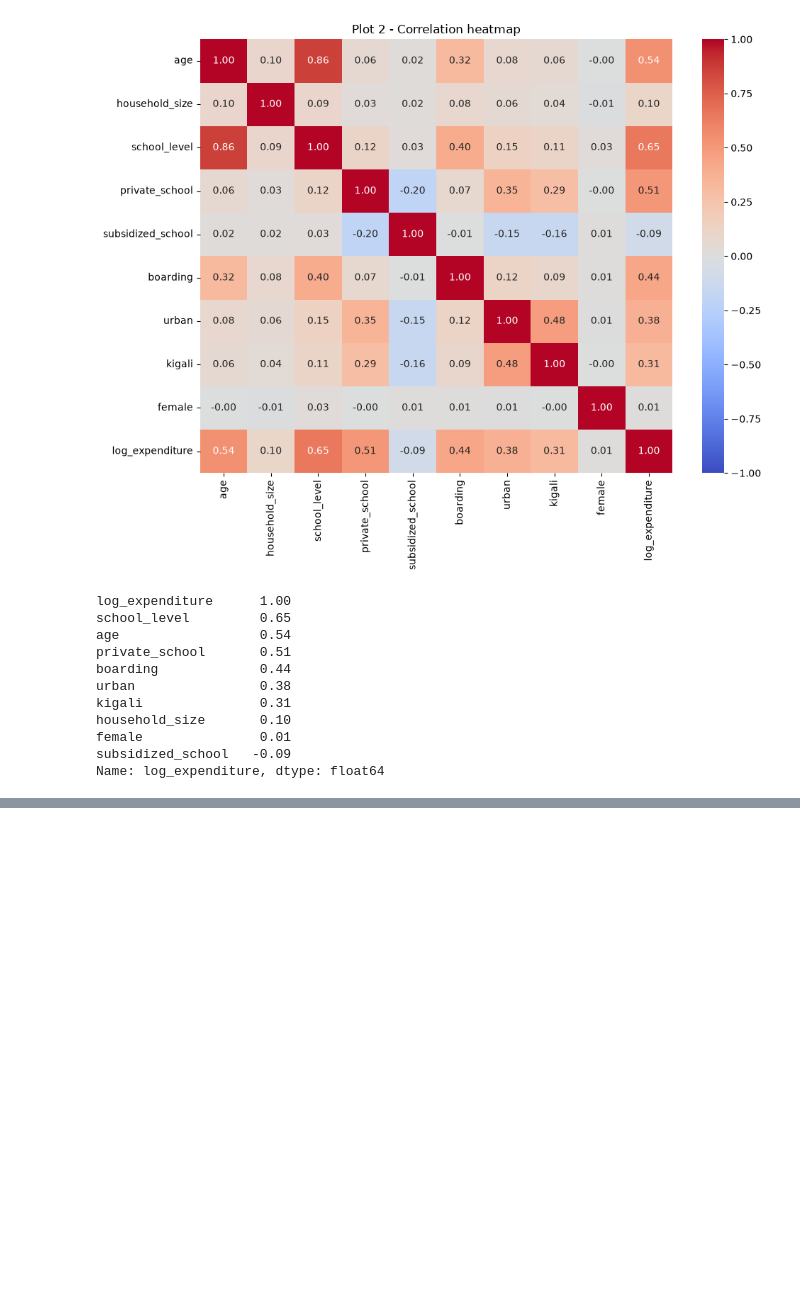
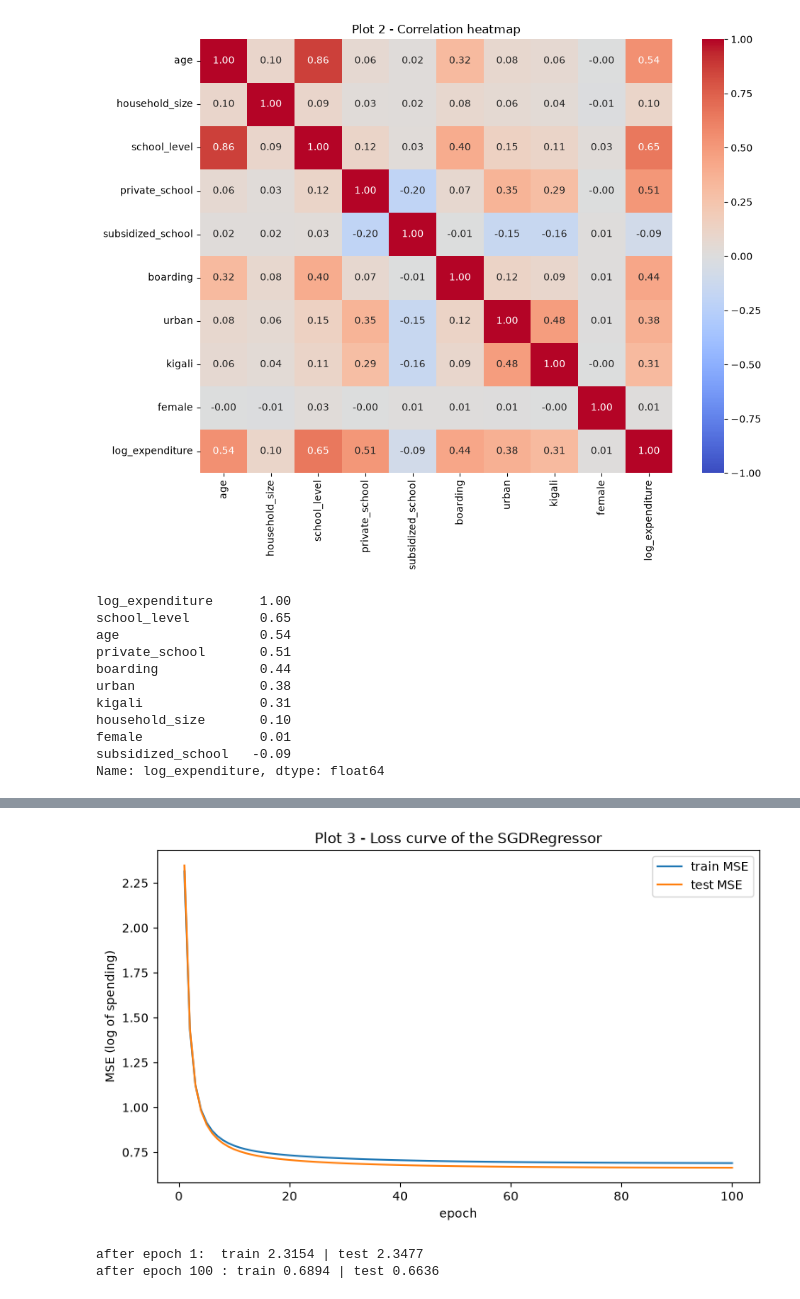
Before and after one commit to BonaneNIYIGENA/linear_regression_model, a Jupyter notebook: summative/linear_regression/multivariate.ipynb, the cells around one changed output, grey strips where cells are left out. Drawn from its saved outputs; the diff is of its cells as text; code cells hidden in the pictures; blank space fills up the shorter version.

Commit message:
hold out new households for retraining, train SGDRegressor and plot the loss curve

```diff
--- a/summative/linear_regression/multivariate.ipynb
+++ b/summative/linear_regression/multivariate.ipynb
@@ -161,0 +240,18 @@ Name: log_expenditure, dtype: float64
+# %%
+LEARNING_RATES = [0.0001, 0.001, 0.01, 0.05]
+ALPHAS = [0.0001, 0.001, 0.01, 0.1]
+CHECKPOINTS = [10, 50, 100]
+
+rows = []
+for learning_rate in LEARNING_RATES:
+    for alpha in ALPHAS:
+        _, _, val_losses = train_sgd(learning_rate, alpha, 100, x_tr_s, y_tr, x_val_s, y_val)
+        for epochs in CHECKPOINTS:
+            rows.append({"learning_rate": learning_rate, "alpha": alpha, "epochs": epochs,
+                         "validation_mse": val_losses[epochs - 1]})
+
+tuning = pd.DataFrame(rows)
+best = tuning.loc[tuning["validation_mse"].idxmin()]
+BEST_LR, BEST_ALPHA, BEST_EPOCHS = best["learning_rate"], best["alpha"], int(best["epochs"])
+print("best learning rate:", BEST_LR, "| best alpha:", BEST_ALPHA, "| best epochs:", BEST_EPOCHS)
+print("best validation MSE:", round(best["validation_mse"], 4))
@@ -161,0 +281,18 @@ Name: log_expenditure, dtype: float64
+# %%
+sgd, train_losses, test_losses = train_sgd(BEST_LR, BEST_ALPHA, BEST_EPOCHS, x_train_s, y_train, x_test_s, y_test)
+
+plt.figure(figsize=(9, 5))
+plt.plot(range(1, BEST_EPOCHS + 1), train_losses, label="train MSE")
+plt.plot(range(1, BEST_EPOCHS + 1), test_losses, label="test MSE")
+plt.xlabel("epoch")
+plt.ylabel("MSE (log of spending)")
+plt.title("Plot 3 - Loss curve of the SGDRegressor")
+plt.legend()
+plt.show()
+
+print("after epoch 1:  train", round(train_losses[0], 4), "| test", round(test_losses[0], 4))
+print("after epoch", BEST_EPOCHS, ": train", round(train_losses[-1], 4), "| test", round(test_losses[-1], 4))
+# %% [output]
+[figure, added]
+after epoch 1:  train 2.3154 | test 2.3477
+after epoch 100 : train 0.6894 | test 0.6636
```
Also changed, not shown: parts of 7 cells of this notebook.
